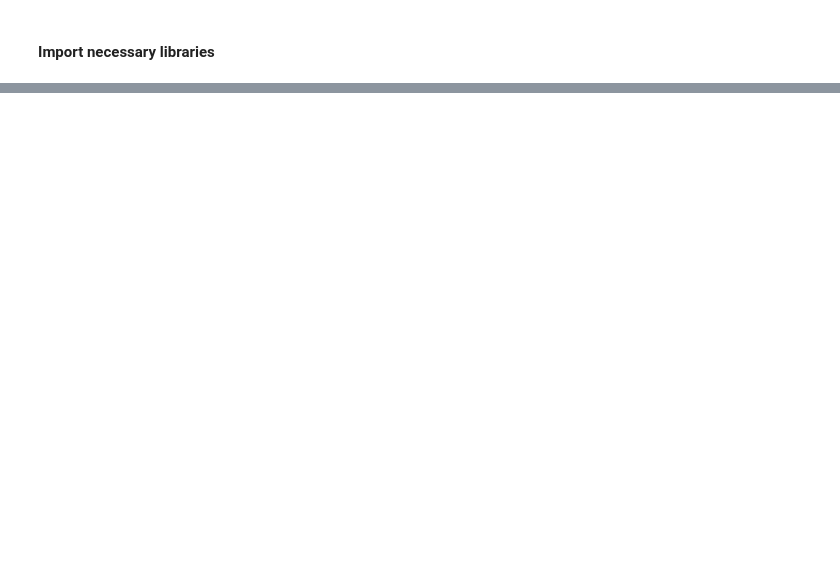
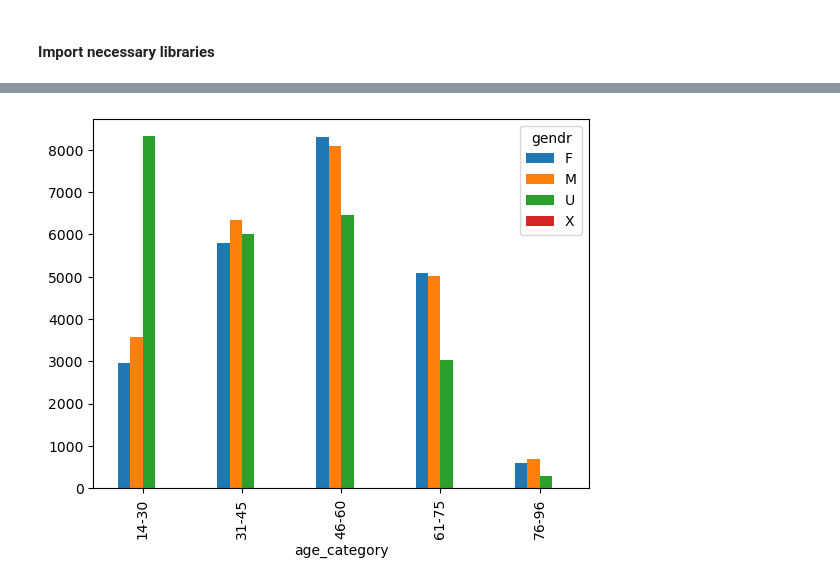
Before and after one commit to fmammo/vanguard-ab-test, a Jupyter notebook: Data_EDA.ipynb, the cells around one changed output, grey strips where cells are left out. Saved outputs shown, nothing was run; the diff lists cells and outputs as text; code cells hidden in the pictures; blank space fills up the shorter version.

```diff
--- a/Data_EDA.ipynb
+++ b/Data_EDA.ipynb
@@ -31,0 +171,11 @@ import seaborn as sns
+# %%
+conditions = [
+    (demo['clnt_age']>=14) & (demo['clnt_age']<=30),
+    (demo['clnt_age']>=31) & (demo['clnt_age']<=45),
+    (demo['clnt_age']>=46) & (demo['clnt_age']<=60),
+    (demo['clnt_age']>=61) & (demo['clnt_age']<=75),
+    (demo['clnt_age']>=76) & (demo['clnt_age']<=96),
+]
+
+values = ['14-30','31-45','46-60','61-75','76-96']
+demo['age_category'] = np.select(conditions, values)
@@ -31,0 +191,5 @@ import seaborn as sns
+# %%
+pd.crosstab(demo['age_category'],demo['gendr']).plot.bar()
+plt.show()
+# %% [output]
+[figure, added]
```
Also changed, not shown: parts of 34 cells of this notebook, 1 other file.
